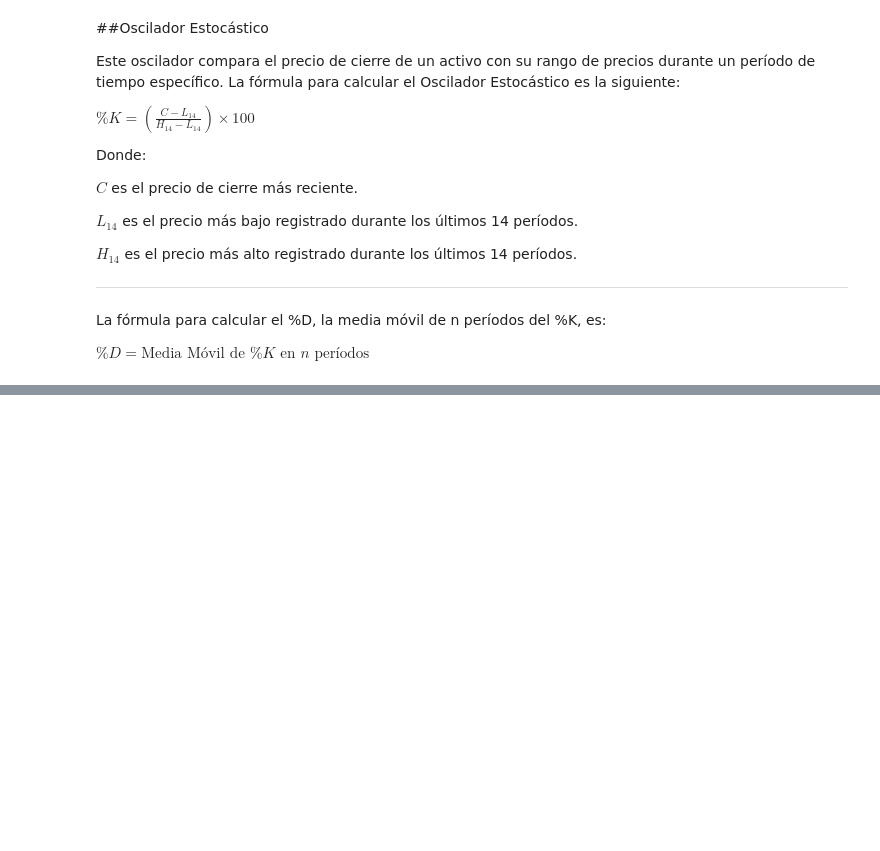
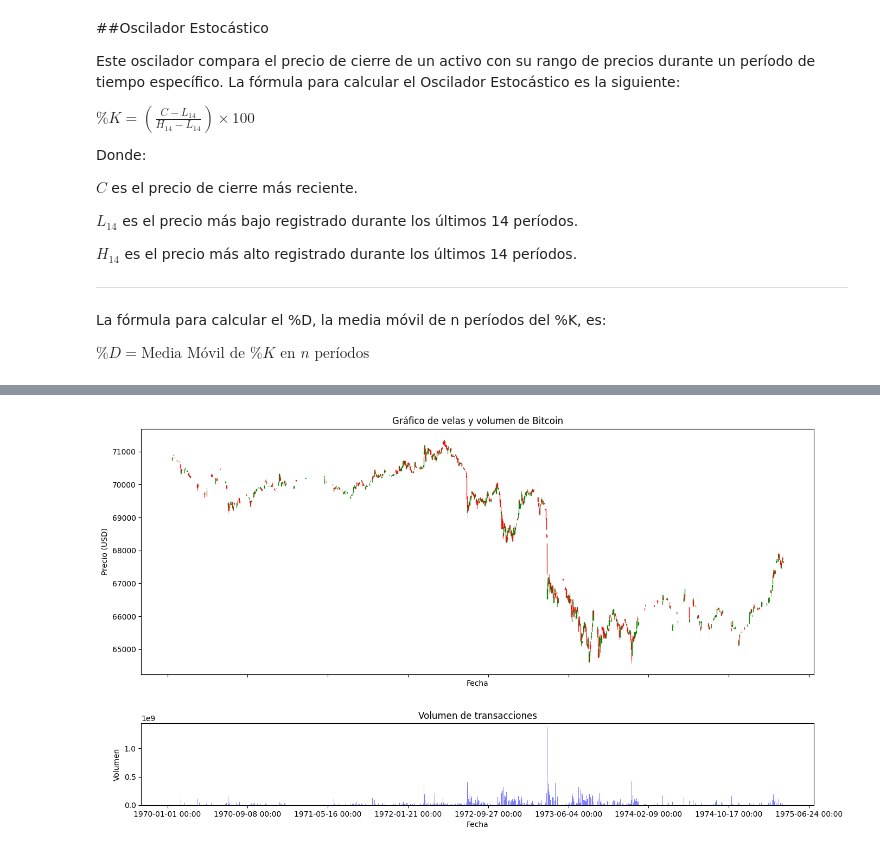
Before and after one commit to DanielAlvaradejo/challengeLatam-data-science-robot-trading, a Jupyter notebook: Challenge.ipynb, the cells around one changed output, grey strips where cells are left out. Saved outputs shown, nothing was run; the diff lists cells and outputs as text; code cells hidden in the pictures; blank space fills up the shorter version.

```diff
--- a/Challenge.ipynb
+++ b/Challenge.ipynb
@@ -353,6 +513,37 @@ def visualizacion_MYC():
       # Mostrar el gráfico
       plt.legend()
       plt.show()
+# %%
+import matplotlib.dates as mdates
+from mpl_finance import candlestick_ohlc
+
+def grafico_velas_volumen():
+    global df_bitcoin_limpio
+    # Convertir el índice a datetime
+    df = df_bitcoin_limpio.copy()
+    df.index = pd.to_datetime(df_bitcoin_limpio.index)
+
+    fig, (ax1, ax2) = plt.subplots(nrows=2, ncols=1, figsize=(16, 9), gridspec_kw={'height_ratios': [3, 1]}, sharex=True)
+
+    # Gráfico de velas
+    ax1.xaxis.set_major_formatter(mdates.DateFormatter('%Y-%m-%d %H:%M'))
+    candlestick_ohlc(ax1, np.column_stack([df_bitcoin_limpio.index, df[['Open', 'High', 'Low', 'Close']]]), width=0.6, colorup='green', colordown='red', alpha=0.8)
+    ax1.set_title('Gráfico de velas y volumen de Bitcoin')
+    ax1.set_xlabel('Fecha')
+    ax1.set_ylabel('Precio (USD)')
+
+    # Gráfico de volumen
+    ax2.bar(df_bitcoin_limpio.index, df['Volume'], color='blue', alpha=0.5)
+    ax2.set_title('Volumen de transacciones')
+    ax2.set_xlabel('Fecha')
+    ax2.set_ylabel('Volumen')
+
+    plt.subplots_adjust(hspace=0.3)
+    plt.show()
+# %%
+grafico_velas_volumen()
+# %% [output]
+[figure, added]
 # %%
 from IPython.display import clear_output
 
```
Also changed, not shown: parts of 28 cells of this notebook.
